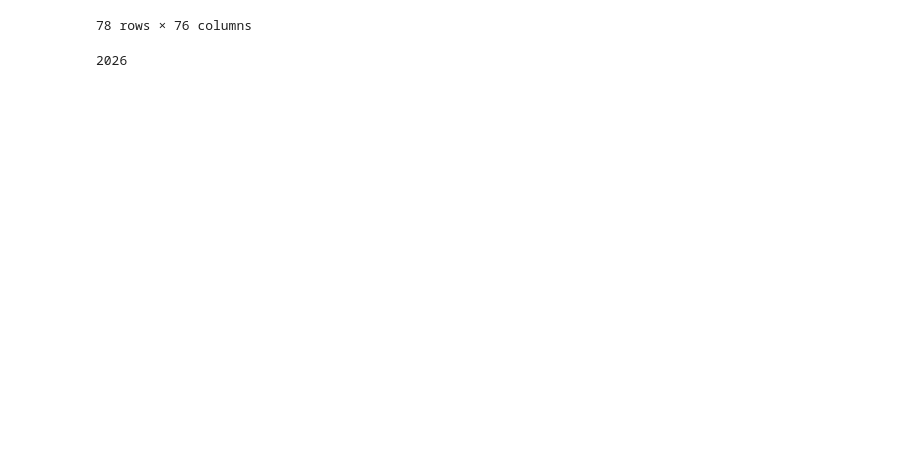
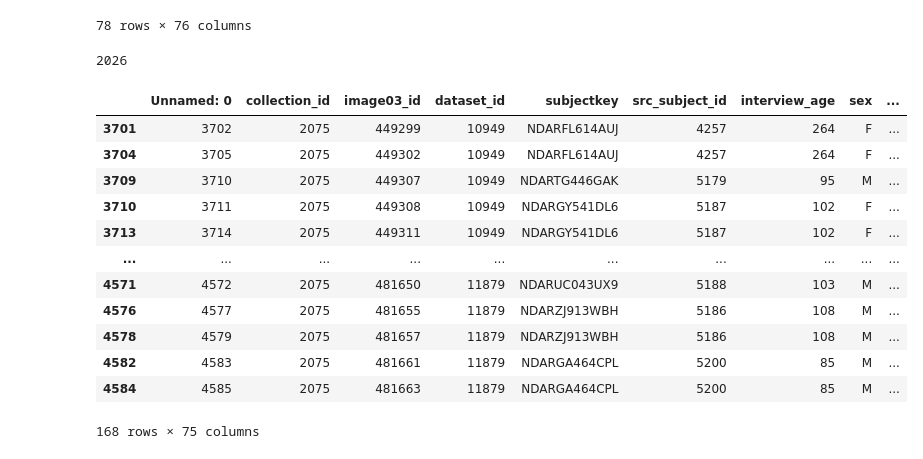
Before and after one commit to Aglinskas/BC-ORG-Data, a Jupyter notebook: Code/new-organize-subjects.ipynb, the cells around one changed output. Drawn from its saved outputs; the diff is of its cells as text; code cells hidden in the pictures; blank space fills up the shorter version.

```diff
--- a/Code/new-organize-subjects.ipynb
+++ b/Code/new-organize-subjects.ipynb
@@ -96,0 +126,20 @@ for s in tqdm(range(nsubjects)):
+# %%
+study_name = 'Mapping Thalamocortical Networks Across Development in ASD'
+df = pd.read_csv('../Data/general_csv.csv')
+T1w = 'T1'
+study_df = df[df['image_description']==T1w] # Slice
+study_df
+# %% [output]
+|  | Unnamed: 0 | collection_id | image03_id | dataset_id | subjectkey | src_subject_id | interview_age | sex | ... |
+| 3701 | 3702 | 2075 | 449299 | 10949 | NDARFL614AUJ | 4257 | 264 | F | ... |
+| 3704 | 3705 | 2075 | 449302 | 10949 | NDARFL614AUJ | 4257 | 264 | F | ... |
+| 3709 | 3710 | 2075 | 449307 | 10949 | NDARTG446GAK | 5179 | 95 | M | ... |
+| 3710 | 3711 | 2075 | 449308 | 10949 | NDARGY541DL6 | 5187 | 102 | F | ... |
+| 3713 | 3714 | 2075 | 449311 | 10949 | NDARGY541DL6 | 5187 | 102 | F | ... |
+| ... | ... | ... | ... | ... | ... | ... | ... | ... | ... |
+| 4571 | 4572 | 2075 | 481650 | 11879 | NDARUC043UX9 | 5188 | 103 | M | ... |
+| 4576 | 4577 | 2075 | 481655 | 11879 | NDARZJ913WBH | 5186 | 108 | M | ... |
+| 4578 | 4579 | 2075 | 481657 | 11879 | NDARZJ913WBH | 5186 | 108 | M | ... |
+| 4582 | 4583 | 2075 | 481661 | 11879 | NDARGA464CPL | 5200 | 85 | M | ... |
+| 4584 | 4585 | 2075 | 481663 | 11879 | NDARGA464CPL | 5200 | 85 | M | ... |
+168 rows × 75 columns
```
Also changed, not shown: parts of 5 cells of this notebook, 4 other files.
